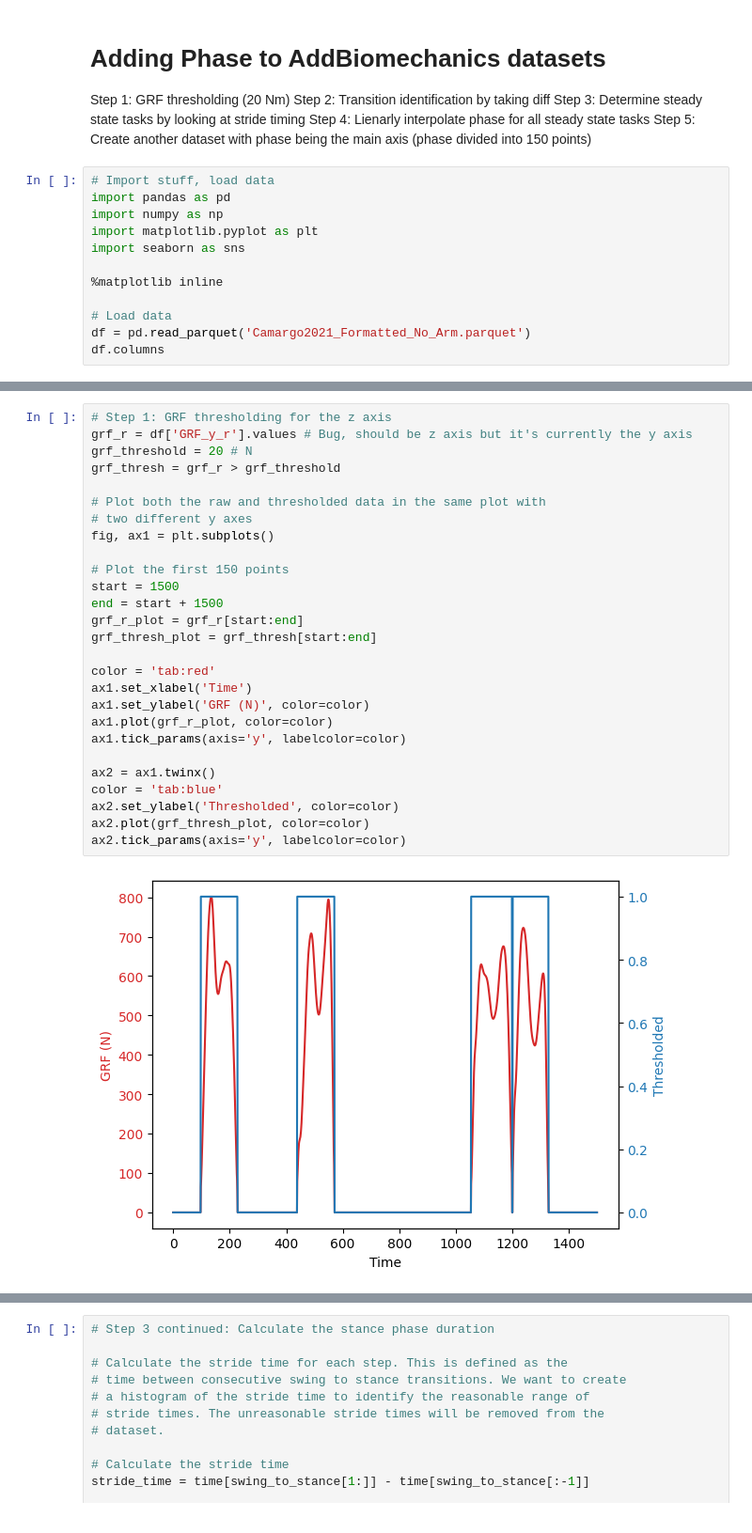
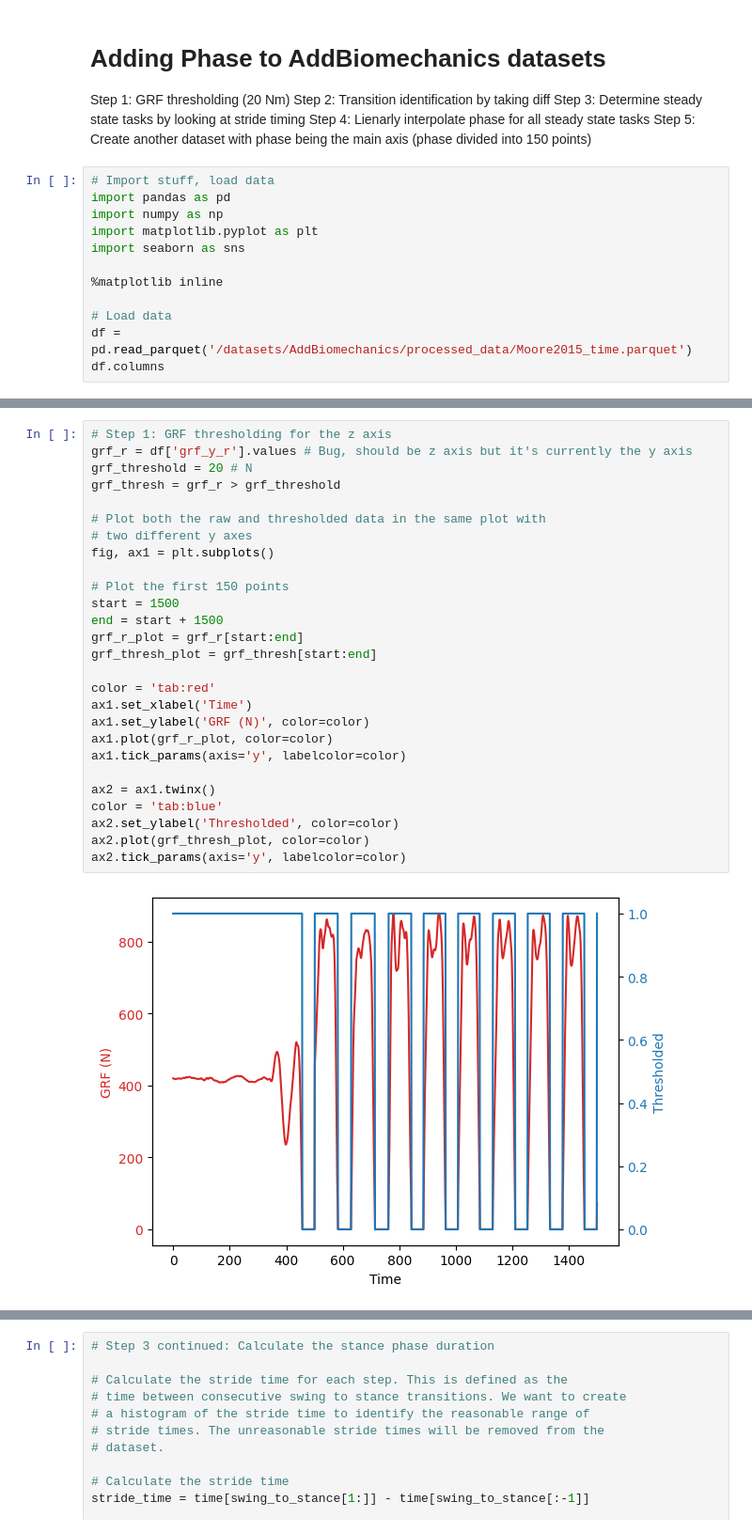
Before and after one commit to jmontp/LocoHub, a Jupyter notebook: AddBiomechanics/add_phase_info.ipynb, the cells around one changed output, grey strips where cells are left out. Shown at 94% size. Saved outputs shown, nothing was run; the diff lists cells and outputs as text.

```diff
--- a/AddBiomechanics/add_phase_info.ipynb
+++ b/AddBiomechanics/add_phase_info.ipynb
@@ -17,6 +17,6 @@ import seaborn as sns
 %matplotlib inline
 
 # Load data
-df = pd.read_parquet('Camargo2021_Formatted_No_Arm.parquet')
+df = pd.read_parquet('/datasets/AddBiomechanics/processed_data/Moore2015_time.parquet')
 df.columns
 # %% [output]
@@ -40,33 +42,33 @@ Index(['subject', 'task', 'time_step', 'contact_r', 'contact_l', 'GRF_x_r',
       dtype='object')
 # %%
 # Step 1: GRF thresholding for the z axis
-grf_r = df['GRF_y_r'].values # Bug, should be z axis but it's currently the y axis
+grf_r = df['grf_y_r'].values # Bug, should be z axis but it's currently the y axis
 grf_threshold = 20 # N
 grf_thresh = grf_r > grf_threshold
 
 # Plot both the raw and thresholded data in the same plot with
 # two different y axes
 fig, ax1 = plt.subplots()
 
 # Plot the first 150 points
 start = 1500
 end = start + 1500
 grf_r_plot = grf_r[start:end]
 grf_thresh_plot = grf_thresh[start:end]
 
 color = 'tab:red'
 ax1.set_xlabel('Time')
 ax1.set_ylabel('GRF (N)', color=color)
 ax1.plot(grf_r_plot, color=color)
 ax1.tick_params(axis='y', labelcolor=color)
 
 ax2 = ax1.twinx()
 color = 'tab:blue'
 ax2.set_ylabel('Thresholded', color=color)
 ax2.plot(grf_thresh_plot, color=color)
 ax2.tick_params(axis='y', labelcolor=color)
 # %% [output]
-[figure, old version]
+[figure, new version]
 # %%
 #Step 2: Find the start and end of the stance phase
 # Use diff to find the stransitions from stance to swing
```
Also changed, not shown: parts of 4 cells of this notebook, 5 other files.
